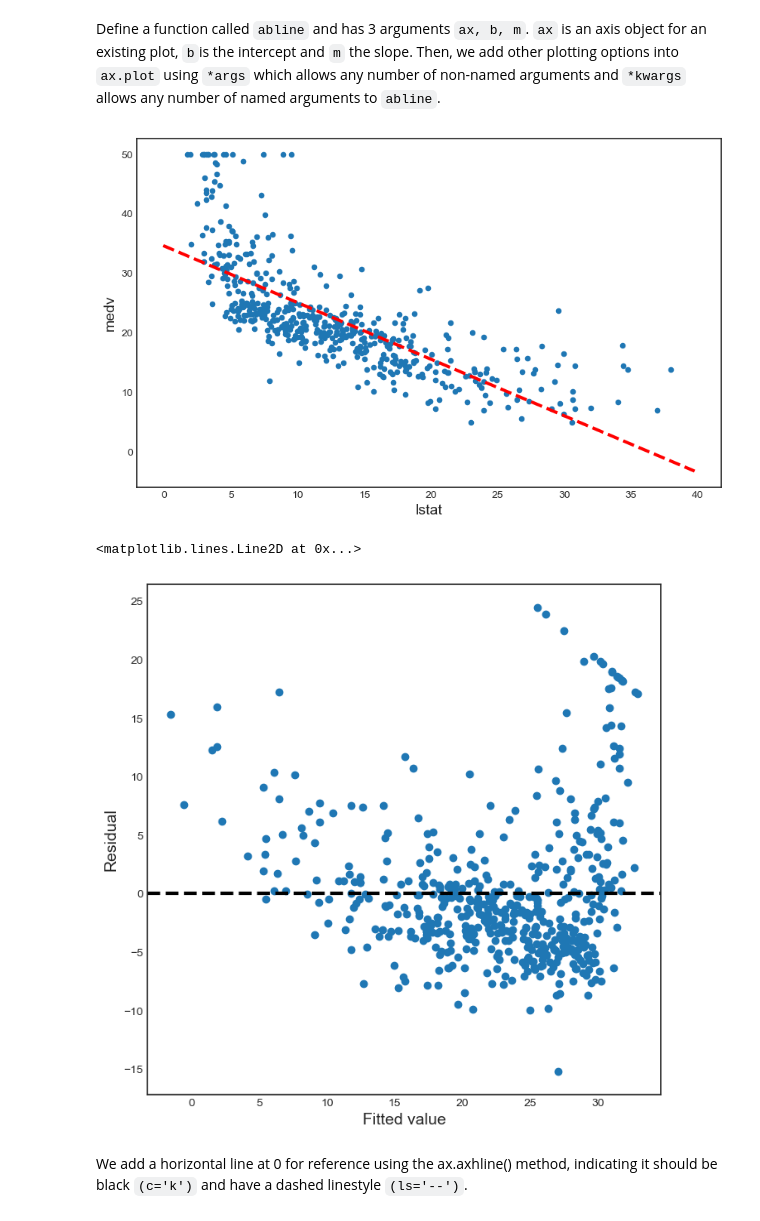
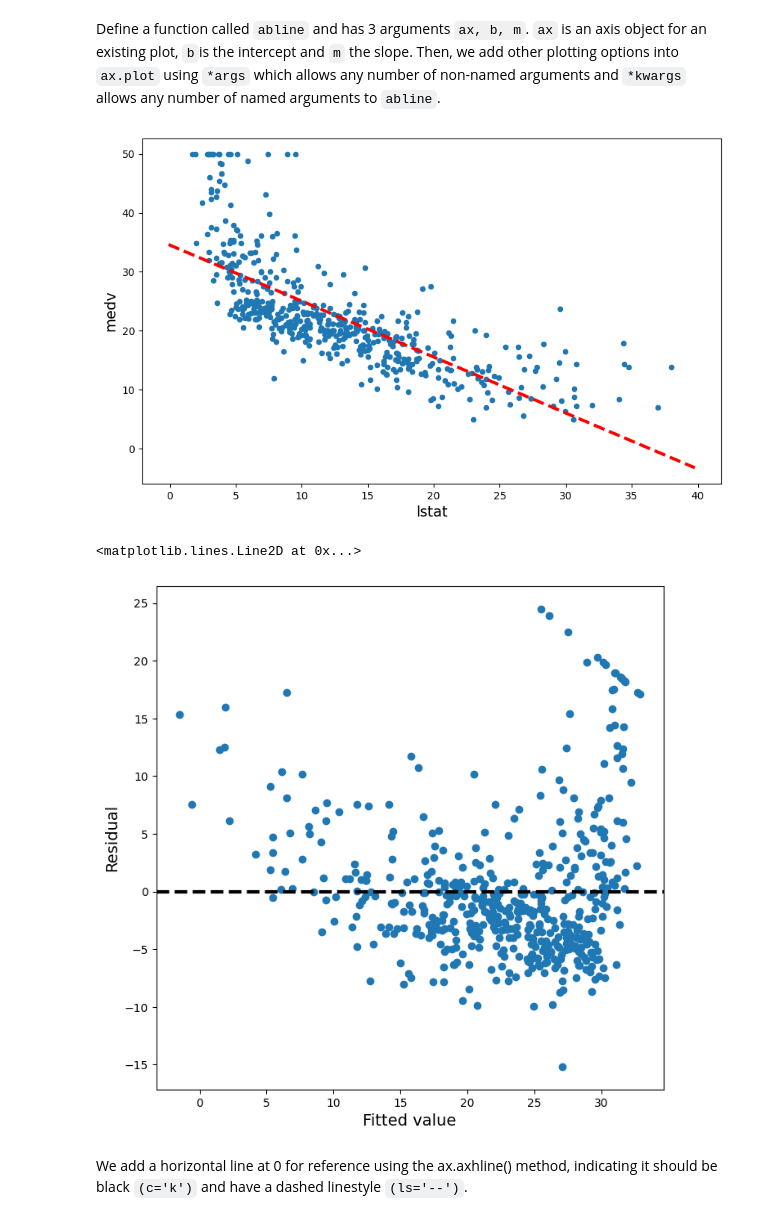
Before and after one commit to thomas-thivillon/pythonml_mageval2, a Jupyter notebook: 2_regression.ipynb, the cells around one changed output. Cells and saved outputs as stored; diff of their text form; code cells hidden in the pictures.

```diff
--- a/2_regression.ipynb
+++ b/2_regression.ipynb
@@ -46,7 +46,6 @@ from mpl_toolkits.mplot3d import axes3d
 
 # Set global parameters
 %matplotlib inline
-plt.style.use('seaborn-white')
 plt.rcParams['lines.linewidth'] = 3
 plt.rcParams['figure.figsize'] = (10,6)
 plt.rcParams['figure.titlesize'] = 20
@@ -384,12 +367,12 @@ def abline(ax, b, m, *args, **kwargs):
 # %%
 ax = Boston.plot.scatter('lstat', 'medv')
 abline(ax,
-       results.params[0],
-       results.params[1],
+       results.params.iloc[0],
+       results.params.iloc[1],
        'r--', # produce a red dashed line
        linewidth=3) #make it of width 3
 # %% [output]
-[figure, old version]
+[figure, new version]
 # %%
 ax = subplots(figsize=(8,8))[1]
 ax.scatter(results.fittedvalues, results.resid)
@@ -398,7 +381,7 @@ ax.set_ylabel('Residual')
 ax.axhline(0, c='k', ls='--')
 # %% [output]
 <matplotlib.lines.Line2D at 0x...>
-[figure, old version]
+[figure, new version]
 # %% [markdown]
 We add a horizontal line at 0 for reference using the ax.axhline() method, indicating it should be black `(c='k')` and have a dashed linestyle `(ls='--')`.
 # %% [markdown]
```
Also changed, not shown: parts of 30 cells of this notebook.
